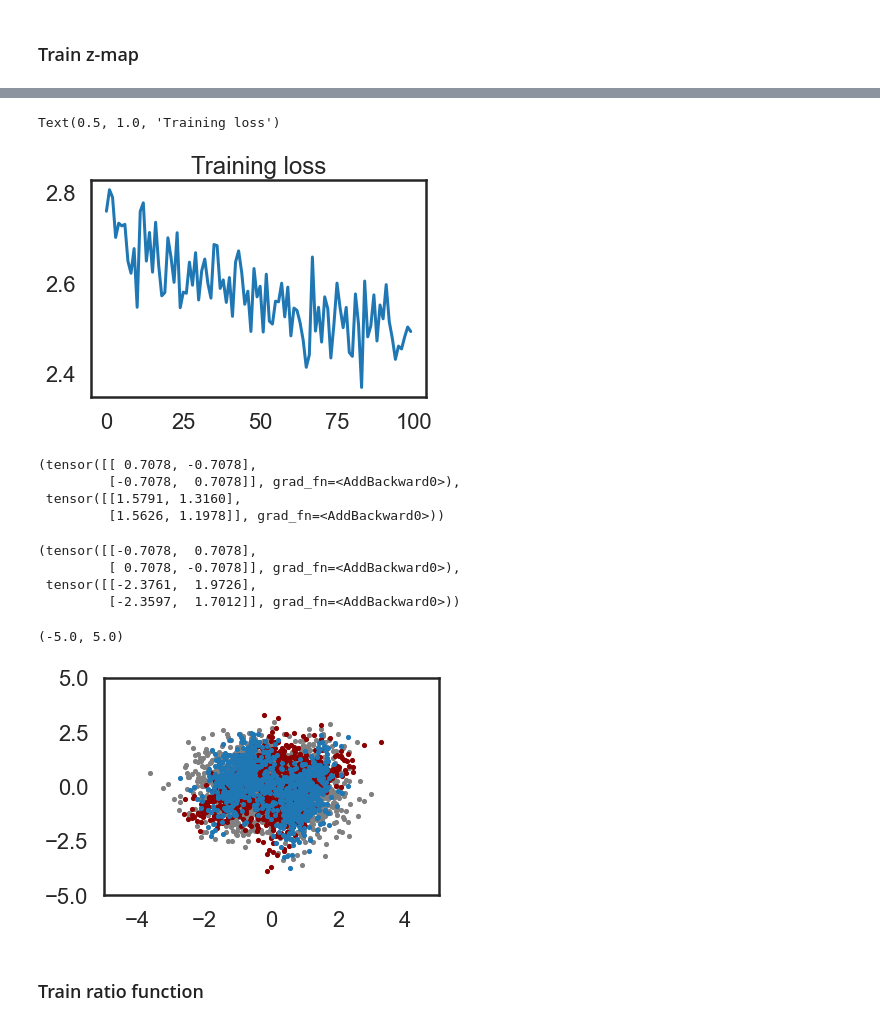
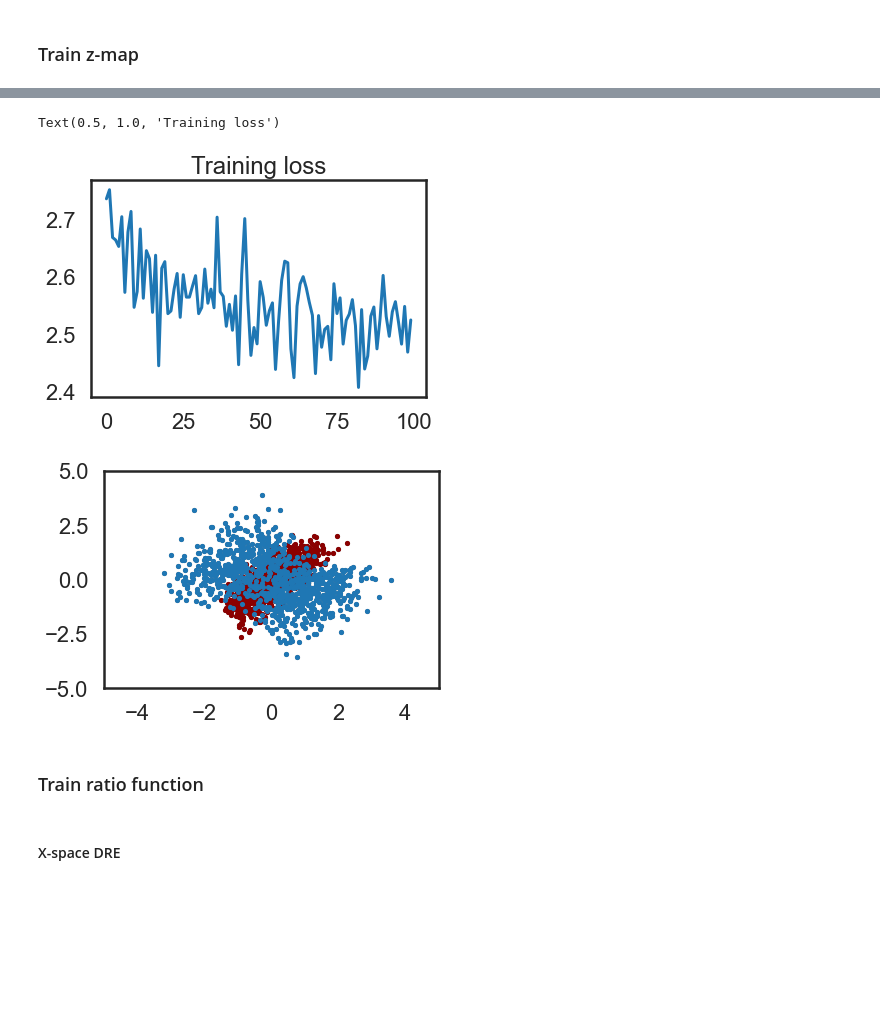
Before and after one commit to Huk-David/Ratio-Copula, a Jupyter notebook: Copula by Ratio Estimation/comparison.ipynb, the cells around one changed output, grey strips where cells are left out. Cells and saved outputs as stored; diff of their text form; code cells hidden in the pictures; blank space fills up the shorter version.

```diff
--- a/Copula by Ratio Estimation/comparison.ipynb
+++ b/Copula by Ratio Estimation/comparison.ipynb
@@ -111,7 +96,16 @@ def Logistic_loss(r_p,r_q):
 from torch.utils.data import TensorDataset, DataLoader
 from torch.utils.data import random_split
 
-optimizer = torch.optim.Adam(model.parameters())
+flow = MAF(5,
+            2,
+            100,
+            1,
+            None,
+            'relu',
+            'sequential',
+            batch_norm=True)
+
+optimizer = torch.optim.Adam(flow.parameters(), lr=0.0002, weight_decay=0.0005)
 epochs = 100
 loss_history = []
 param_history = []
@@ -121,7 +115,7 @@ for epoch in range(epochs):  # number of epochs
     idx = perm[:500]
     sub_samples = true_xs[idx]
     optimizer.zero_grad()
-    log_prob = model.log_prob(sub_samples)
+    log_prob = flow.log_prob(sub_samples)
     loss = -torch.mean(log_prob)
     loss.backward()
     optimizer.step()
@@ -129,7 +123,9 @@ for epoch in range(epochs):  # number of epochs
     #true_xs = torch.cat([data_p, data_q])
     with torch.no_grad():
         loss_history.append(loss.item())
-        param_history.append(model._parameters)
+        param_history.append(flow._parameters)
         if epoch % round(epochs/20) == 0:
             print('Epoch: {}, Loss: {:.4f}'.format(epoch, loss.item()))
+
+flow.eval();
 # %% [output]
@@ -158,18 +154,4 @@ plt.plot(loss_history)
 plt.title('Training loss')
 # %% [output]
 Text(0.5, 1.0, 'Training loss')
-[figure, old version]
+[figure, new version]
-# %%
-model.forward(torch.tensor([[0.0, 0.0],[1.2,1.3]]))
-# %% [output]
-(tensor([[ 0.7078, -0.7078],
-         [-0.7078,  0.7078]], grad_fn=<AddBackward0>),
- tensor([[1.5791, 1.3160],
-         [1.5626, 1.1978]], grad_fn=<AddBackward0>))
-# %%
-model.forward(torch.tensor([[4.0, 0.3],[10.1,1.3]]))
-# %% [output]
-(tensor([[-0.7078,  0.7078],
-         [ 0.7078, -0.7078]], grad_fn=<AddBackward0>),
- tensor([[-2.3761,  1.9726],
-         [-2.3597,  1.7012]], grad_fn=<AddBackward0>))
@@ -180,12 +158,20 @@ z_q = model.forward(data_q)[0]
 # %%
+true_xs = torch.cat([data_p, data_q])
+z_pq = flow.forward(true_xs)[0]
+z_p = flow.forward(data_p)[0]
+z_q = flow.forward(data_q)[0]
+
 plt.scatter(z_pq[:,0].data.cpu().numpy(), z_pq[:,1].data.cpu().numpy(), label=r'$p_Z(z)$', s=10, color='Grey')
 plt.scatter(z_p[:,0].data.cpu().numpy(), z_p[:,1].data.cpu().numpy(), label=r'$p_Z(z)$', s=10, color='darkred')
 plt.scatter(z_q[:,0].data.cpu().numpy(), z_q[:,1].data.cpu().numpy(), label=r'$q_Z(z)$', s=10, color='tab:blue')
 plt.xlim(-5, 5)
 plt.ylim(-5, 5)
+plt.show()
+# Needed flow.eval() to turn off batch norm and dropout, in order to have same outputs for same inputs
 # %% [output]
-(-5.0, 5.0)
-[figure, old version]
+[figure, new version]
 # %% [markdown]
 ### Train ratio function
+# %% [markdown]
+#### X-space DRE
 # %%
```
Also changed, not shown: parts of 13 cells of this notebook.
